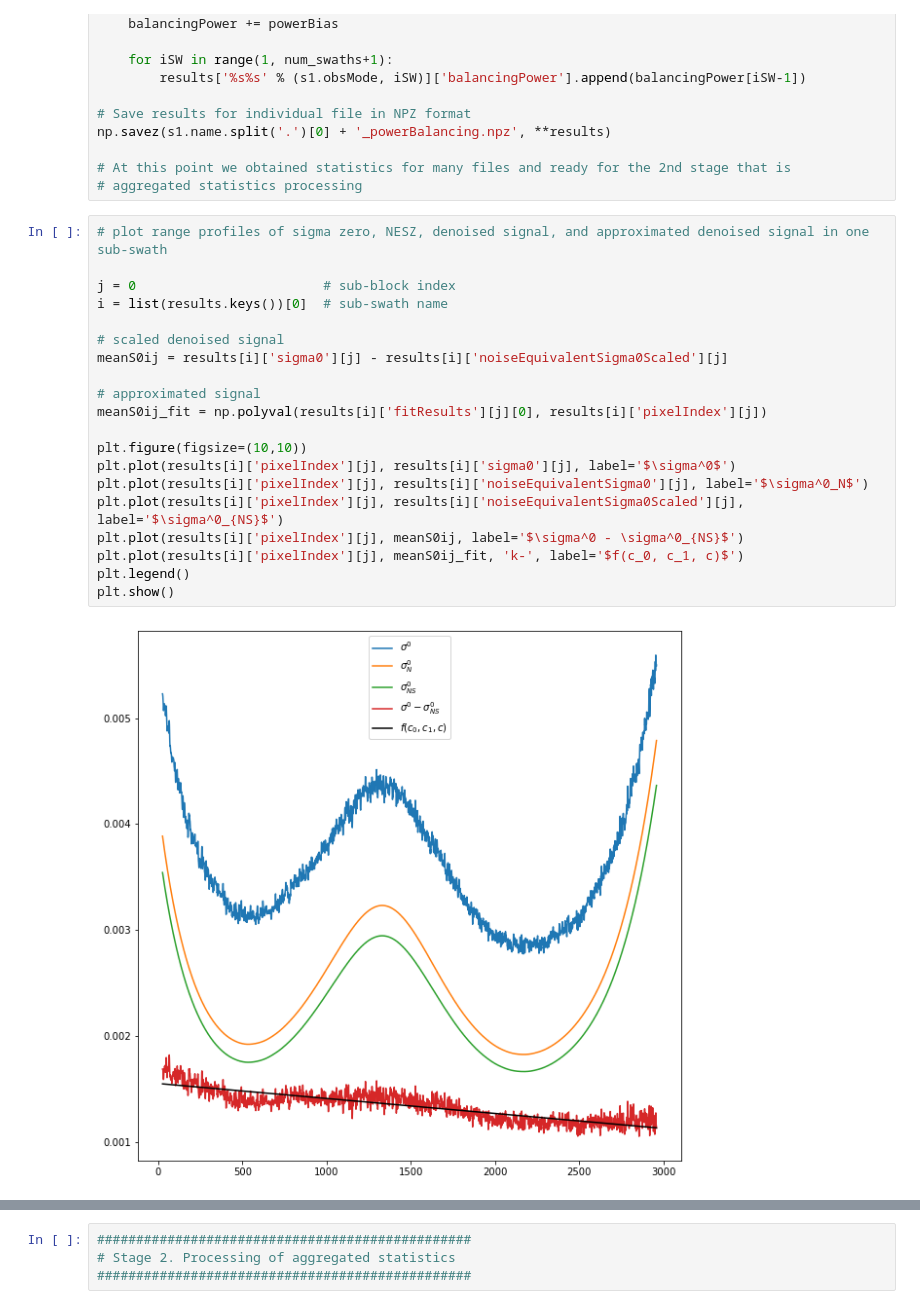
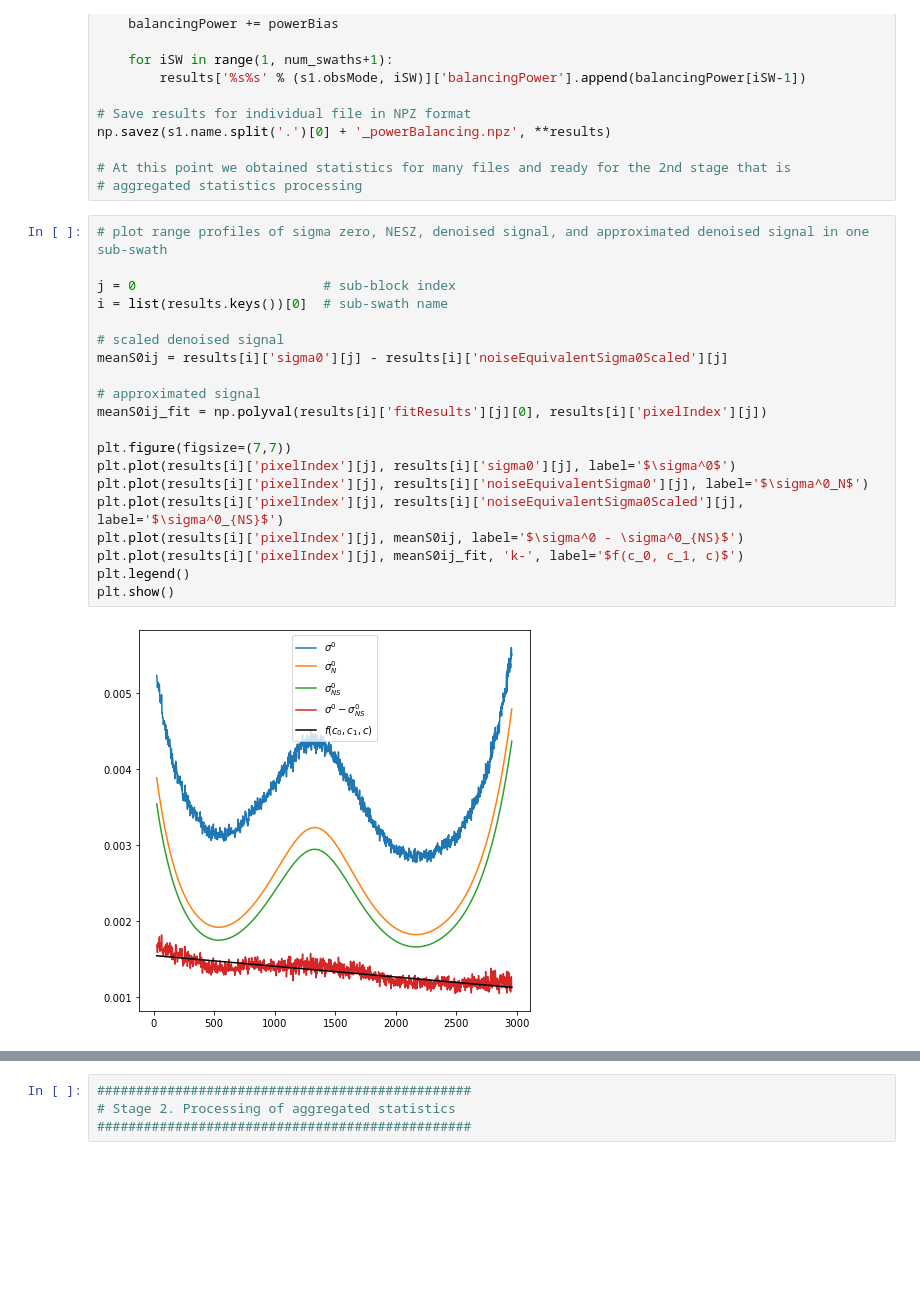
Before and after one commit to nansencenter/sentinel1denoised, a Jupyter notebook: s1denoise/experimentalData/powerBalancing/Quick_start_Power_balancing.ipynb, the cells around one changed output, grey strips where cells are left out. Saved outputs shown, nothing was run; the diff lists cells and outputs as text; blank space fills up the shorter version.

```diff
--- a/s1denoise/experimentalData/powerBalancing/Quick_start_Power_balancing.ipynb
+++ b/s1denoise/experimentalData/powerBalancing/Quick_start_Power_balancing.ipynb
@@ -193,25 +193,25 @@ np.savez(s1.name.split('.')[0] + '_powerBalancing.npz', **results)
 # %%
 # plot range profiles of sigma zero, NESZ, denoised signal, and approximated denoised signal in one sub-swath
 
 j = 0                        # sub-block index
 i = list(results.keys())[0]  # sub-swath name
 
 # scaled denoised signal
 meanS0ij = results[i]['sigma0'][j] - results[i]['noiseEquivalentSigma0Scaled'][j]
 
 # approximated signal
 meanS0ij_fit = np.polyval(results[i]['fitResults'][j][0], results[i]['pixelIndex'][j])
 
-plt.figure(figsize=(10,10))
+plt.figure(figsize=(7,7))
 plt.plot(results[i]['pixelIndex'][j], results[i]['sigma0'][j], label='$\sigma^0$')
 plt.plot(results[i]['pixelIndex'][j], results[i]['noiseEquivalentSigma0'][j], label='$\sigma^0_N$')
 plt.plot(results[i]['pixelIndex'][j], results[i]['noiseEquivalentSigma0Scaled'][j], label='$\sigma^0_{NS}$')
 plt.plot(results[i]['pixelIndex'][j], meanS0ij, label='$\sigma^0 - \sigma^0_{NS}$')
 plt.plot(results[i]['pixelIndex'][j], meanS0ij_fit, 'k-', label='$f(c_0, c_1, c)$')
 plt.legend()
 plt.show()
 # %% [output]
-[figure, old version]
+[figure, new version]
 # %%
 # plot range profiles of denoised signal, and approximated denoised signal in two sub-swaths
 j = 0                          # sub-block index
```
Also changed, not shown: parts of 1 cell of this notebook.
